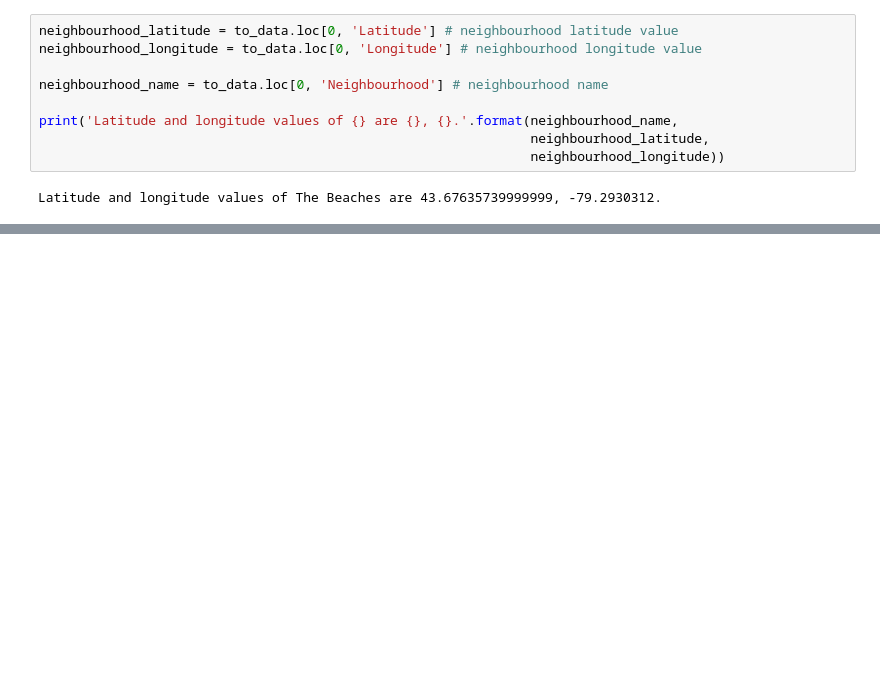
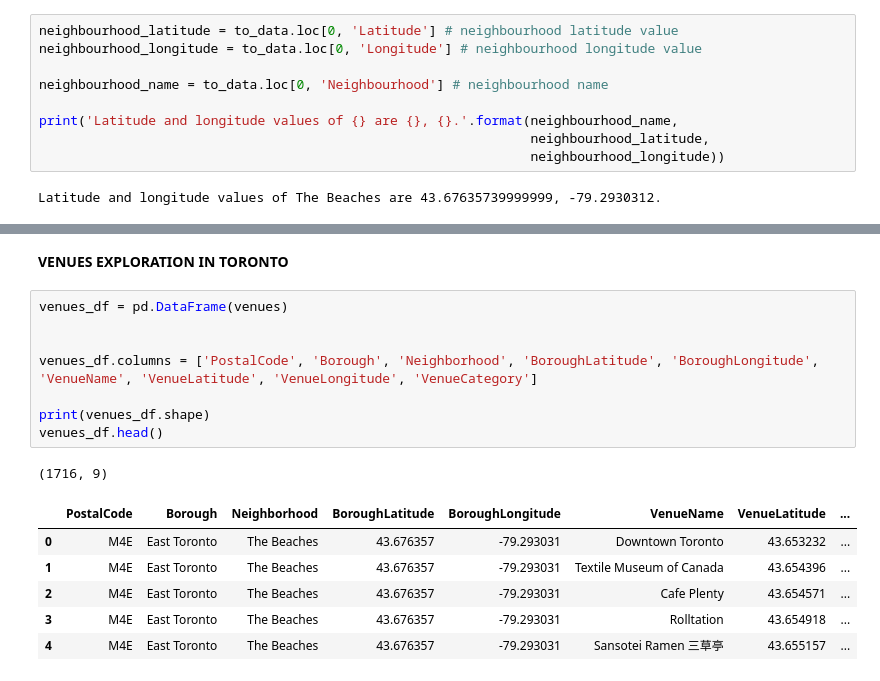
Before and after one commit to yukti-25/coursera_capstone_project, a Jupyter notebook: Segmenting n Clustering Neighborhoods in Toronto 3.ipynb, the cells around one changed output, grey strips where cells are left out. Cells and saved outputs as stored; diff of their text form; blank space fills up the shorter version.

```diff
--- a/Segmenting n Clustering Neighborhoods in Toronto 3.ipynb
+++ b/Segmenting n Clustering Neighborhoods in Toronto 3.ipynb
@@ -215,0 +231,18 @@ url
+# %% [markdown]
+**VENUES EXPLORATION IN TORONTO**
+# %%
+venues_df = pd.DataFrame(venues)
+
+
+venues_df.columns = ['PostalCode', 'Borough', 'Neighborhood', 'BoroughLatitude', 'BoroughLongitude', 'VenueName', 'VenueLatitude', 'VenueLongitude', 'VenueCategory']
+
+print(venues_df.shape)
+venues_df.head()
+# %% [output]
+(1716, 9)
+|  | PostalCode | Borough | Neighborhood | BoroughLatitude | BoroughLongitude | VenueName | VenueLatitude | ... |
+| 0 | M4E | East Toronto | The Beaches | 43.676357 | -79.293031 | Downtown Toronto | 43.653232 | ... |
+| 1 | M4E | East Toronto | The Beaches | 43.676357 | -79.293031 | Textile Museum of Canada | 43.654396 | ... |
+| 2 | M4E | East Toronto | The Beaches | 43.676357 | -79.293031 | Cafe Plenty | 43.654571 | ... |
+| 3 | M4E | East Toronto | The Beaches | 43.676357 | -79.293031 | Rolltation | 43.654918 | ... |
+| 4 | M4E | East Toronto | The Beaches | 43.676357 | -79.293031 | Sansotei Ramen 三草亭 | 43.655157 | ... |
```
Also changed, not shown: parts of 17 cells of this notebook.
